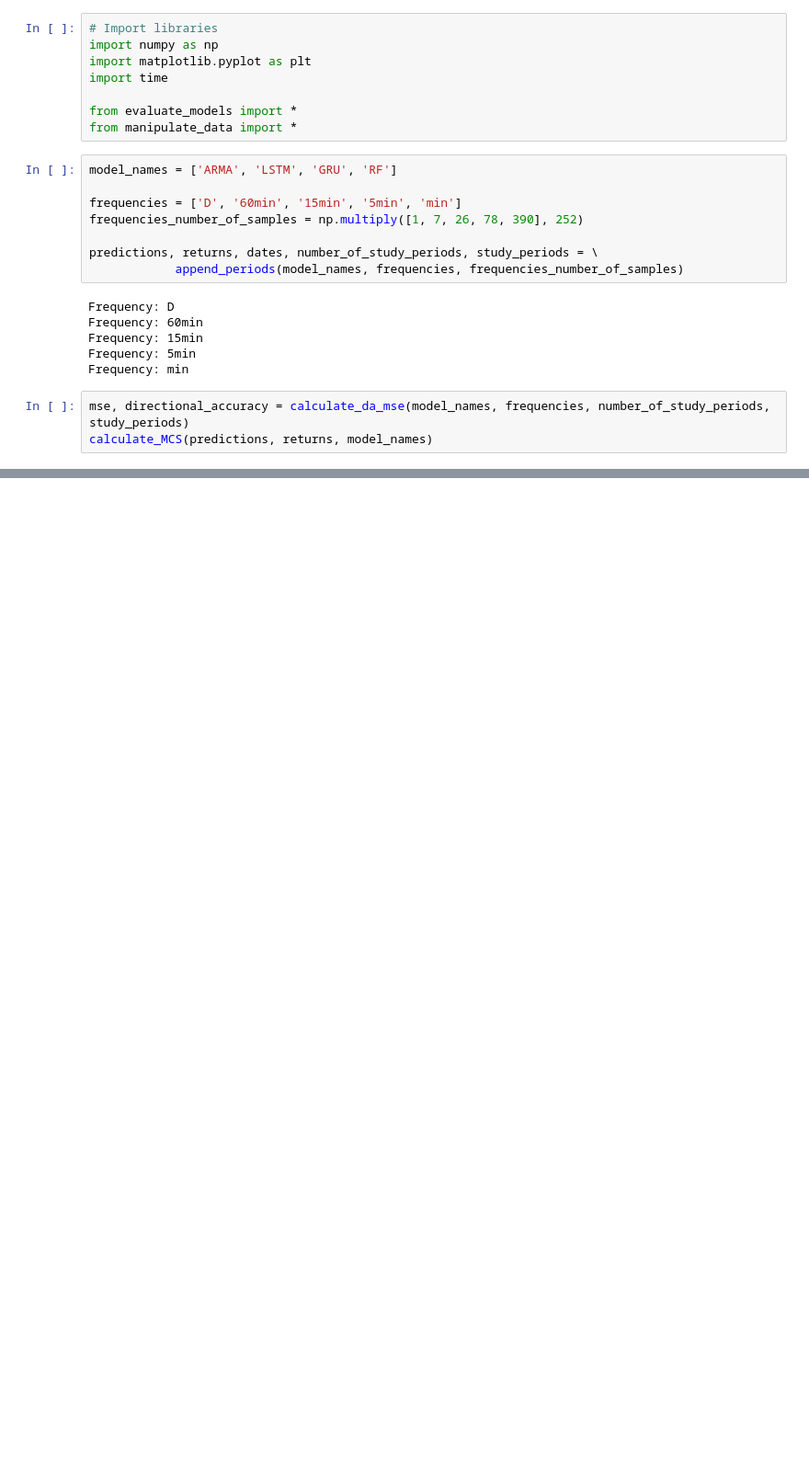
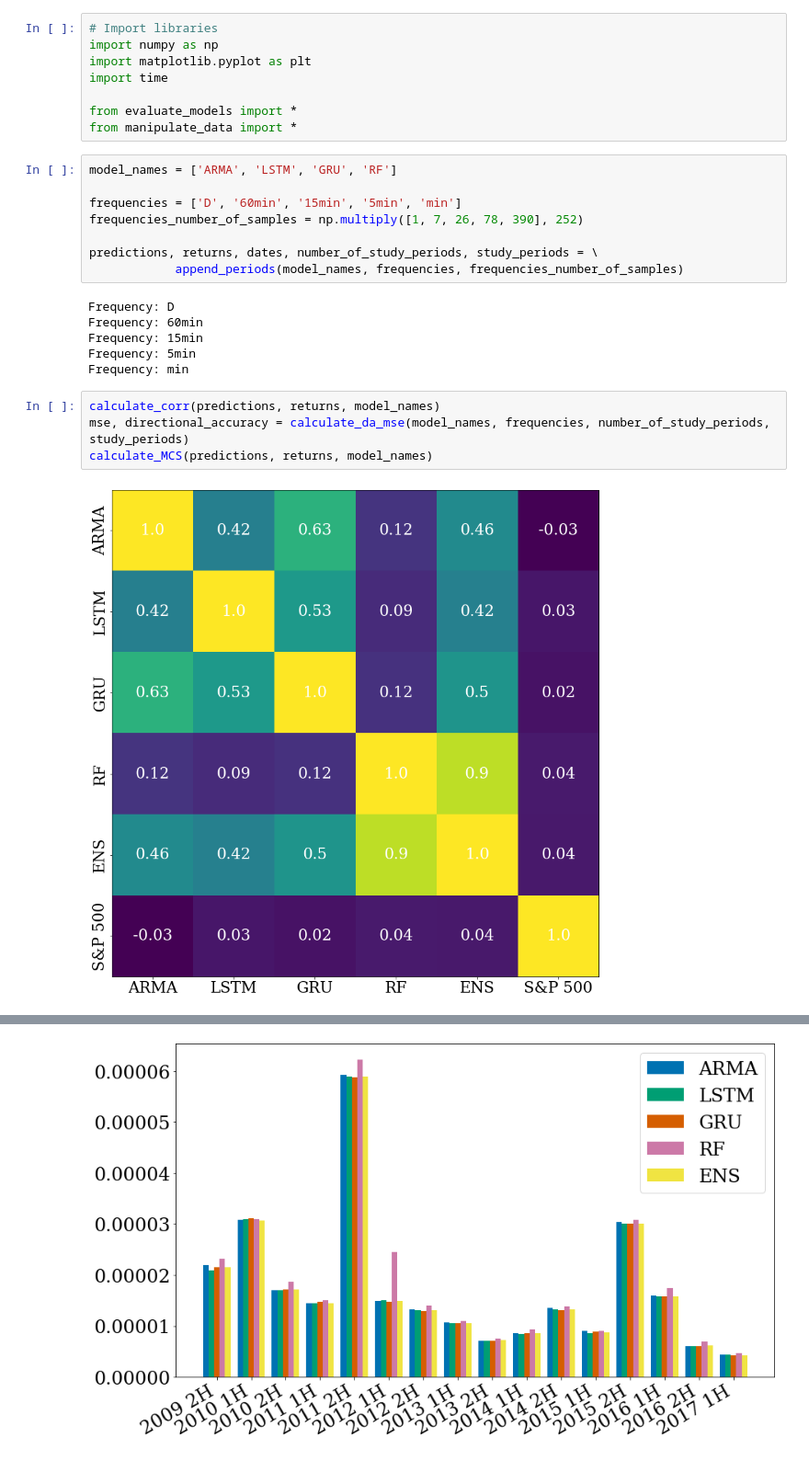
Before and after one commit to tillaczel/LSTM-GRU-RF-predicting-SP500, a Jupyter notebook: evaluate.ipynb, the cells around one changed output, grey strips where cells are left out. Shown at 92% size. Cells and saved outputs as stored; diff of their text form; blank space fills up the shorter version.

```diff
--- a/evaluate.ipynb
+++ b/evaluate.ipynb
@@ -21,5 +21,8 @@ Frequency: 15min
 Frequency: 5min
 Frequency: min
 # %%
+calculate_corr(predictions, returns, model_names)
 mse, directional_accuracy = calculate_da_mse(model_names, frequencies, number_of_study_periods, study_periods)
 calculate_MCS(predictions, returns, model_names)
+# %% [output]
+[figure, added]
@@ -25,0 +33 @@ calculate_MCS(predictions, returns, model_names)
+[figure, added]
```
Also changed, not shown: parts of 6 cells of this notebook, 40 other files.
